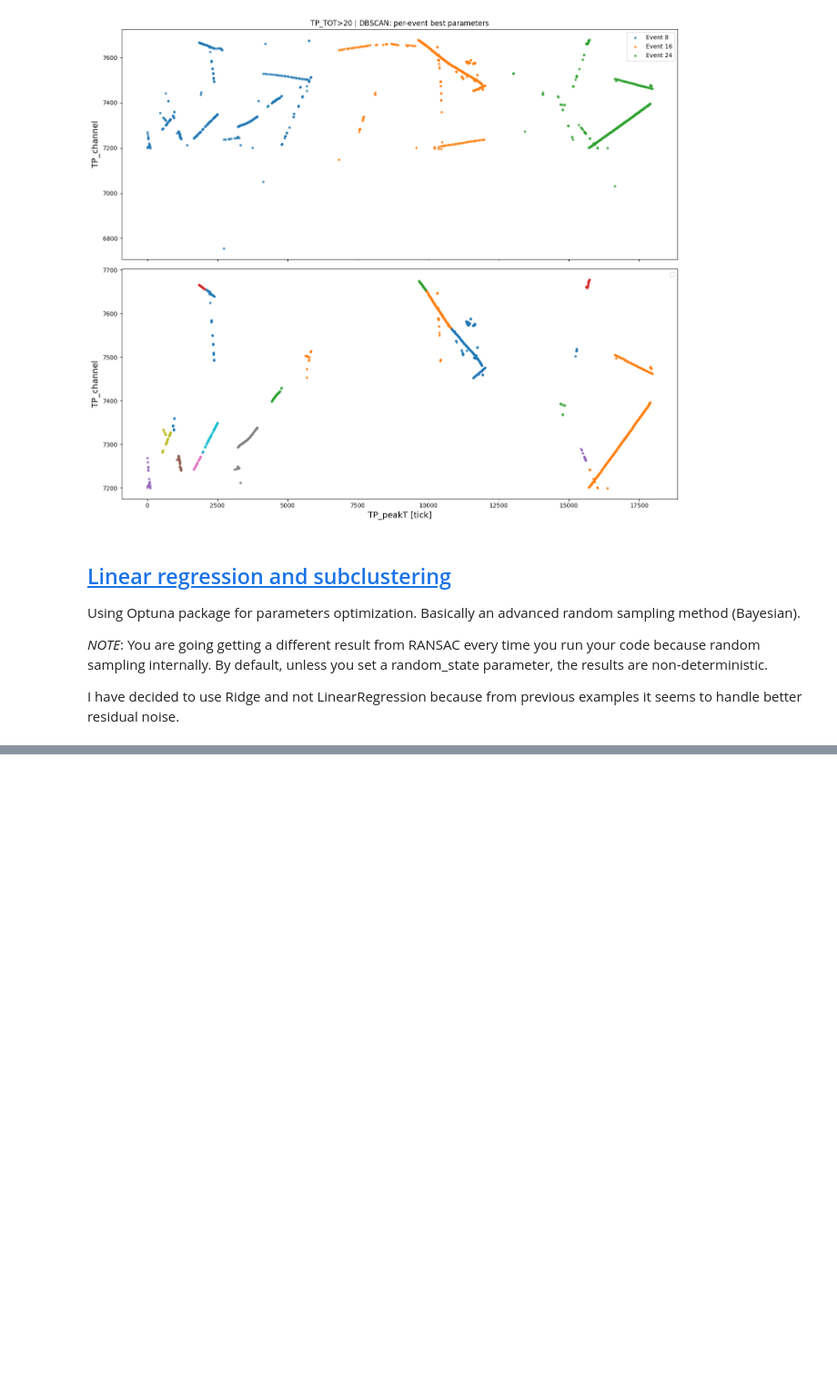
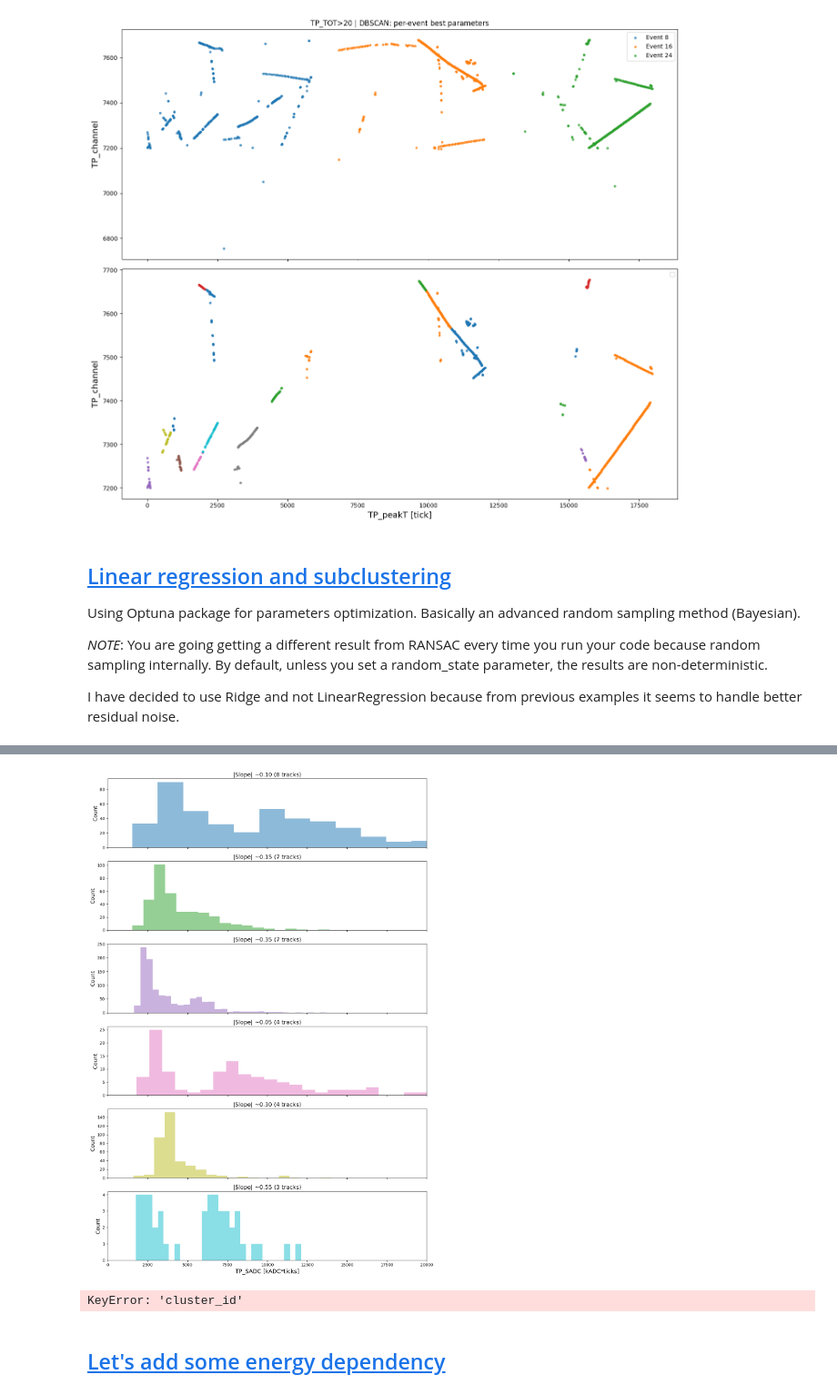
Before and after one commit to JuliaFavaro/SS25_TP_ProtoDUNE, a Jupyter notebook: src/RUN_test_run.ipynb, the cells around one changed output, grey strips where cells are left out. Shown at 91% size. Saved outputs shown, nothing was run; the diff lists cells and outputs as text; code cells hidden in the pictures; blank space fills up the shorter version.

```diff
--- a/src/RUN_test_run.ipynb
+++ b/src/RUN_test_run.ipynb
@@ -1038,0 +1106,62 @@ ValueError: RANSAC could not find a valid consensus set. All `max_trials` iterat
+# %%
+from collections import defaultdict
+import numpy as np
+import matplotlib.pyplot as plt
+
+# Concatenate slopes
+all_slopes = np.array(slopes_space + slopes_time)
+track_sadc_all = {}
+for tid, sadc in track_sadc_space.items():
+    track_sadc_all[tid] = sadc
+offset = len(slopes_space)
+for tid, sadc in track_sadc_time.items():
+    track_sadc_all[tid + offset] = sadc
+
+slope_bin_width = 0.05
+def bin_tracks(slopes, track_sadc_data):
+    slope_bins = defaultdict(list)
+    for track_id, slope in zip(range(len(slopes)), slopes):
+        bin_center = round(abs(slope) / slope_bin_width) * slope_bin_width
+        slope_bins[bin_center].append(track_id)
+    return slope_bins
+
+slope_bins_all = bin_tracks(all_slopes, track_sadc_all)
+
+largest_bins_all = sorted(slope_bins_all.items(), key=lambda x: len(x[1]), reverse=True)[:6]
+colors = plt.cm.tab10(np.linspace(0, 1, len(largest_bins_all)))  # Use 6 distinct colors
+
+fig, axs = plt.subplots(6, 1, figsize=(12, 18), sharex=True)
+
+for i, (bin_center, track_ids) in enumerate(largest_bins_all):
+    sadc_vals = []
+    for tid in track_ids:
+        sadc_vals.extend(track_sadc_all[tid])
+    n_bins = max(30, int(np.sqrt(len(sadc_vals))))
+    axs[i].hist(sadc_vals, bins=n_bins, color=colors[i], alpha=0.5)
+    axs[i].set_ylabel('Count', fontsize=13)
+    axs[i].set_title(f"|Slope| ~{bin_center:.2f} ({len(track_ids)} tracks)", fontsize=14)
+    axs[i].set_xlim(0, 20e3)
+
+axs[-1].set_xlabel('TP_SADC [kADC*ticks]', fontsize=14)
+plt.tight_layout(rect=[0, 0, 1, 0.97])
+plt.show()
+# %% [output]
+[figure, added]
+# %%
+mean_per_track = df_tracks.groupby('track_id').agg({
+    'track_slope': 'mean',
+    'TP_SADC': 'mean'
+}).reset_index()
+
+plt.figure(figsize=(8,6))
+plt.scatter(mean_per_track['track_slope'], mean_per_track['TP_SADC'], color='darkorange', s=60)
+plt.xlabel('Track Slope')
+plt.ylabel('Mean TP_SADC per track')
+plt.title('Track Slope vs. Mean SADC')
+plt.grid(True, alpha=0.2)
+plt.tight_layout()
+plt.show()
+# %% [output]
+KeyError: 'cluster_id'
+# %% [markdown]
+## <a id='toc1_4_'></a>[Let's add some energy dependency](#toc0_)
```
Also changed, not shown: parts of 12 cells of this notebook, 2 other files.
